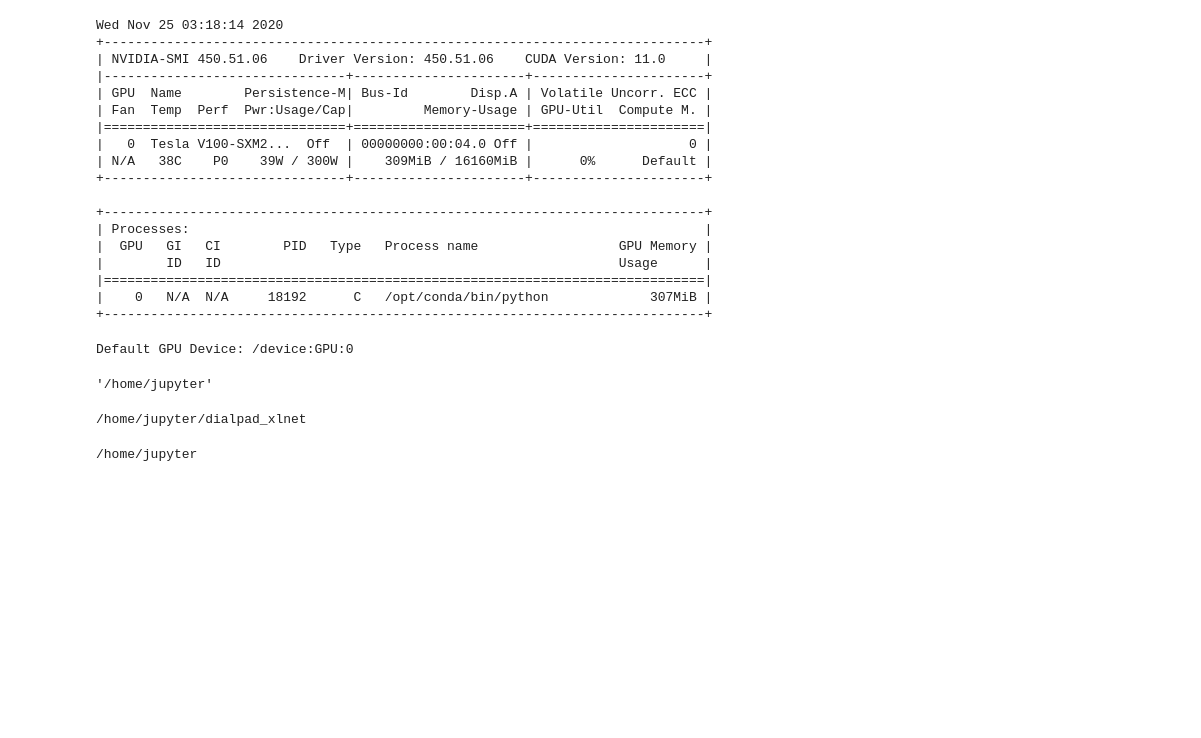
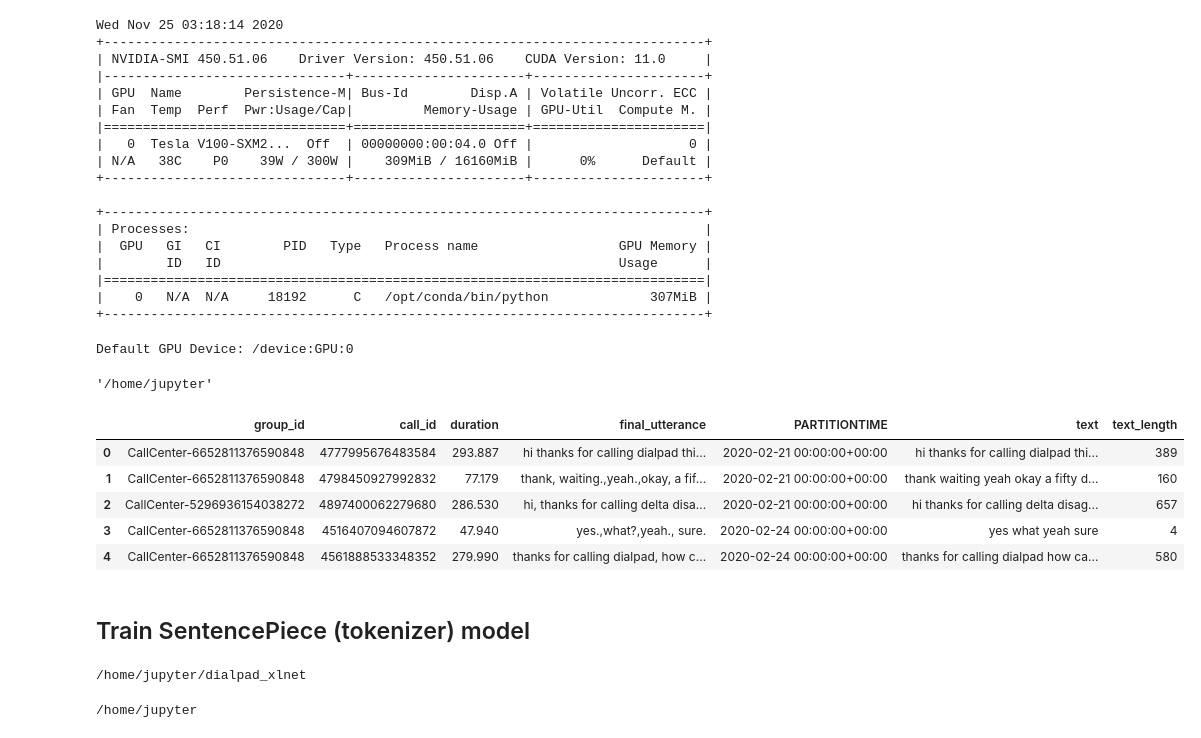
Before and after one commit to matthiasdialpad/xlnet_pretrain, a Jupyter notebook: lm_pretrain.ipynb, the cells around one changed output. Drawn from its saved outputs; the diff is of its cells as text; code cells hidden in the pictures; blank space fills up the shorter version.

```diff
--- a/lm_pretrain.ipynb
+++ b/lm_pretrain.ipynb
@@ -36,3 +37,52 @@ import sentencepiece as spm
 %pwd
 # %% [output]
 '/home/jupyter'
+# %%
+def regex_filter(df):
+    df["final_utterance"] = df["final_utterance"].str.lower()
+
+    regex_patterns={
+      # replace "uh.," "um.," "ah.," "mm.,", "oh.,!?" with blank but we leave uh-hum/mm-hmm in there
+      r'(\buh(\,|\.|\s|\?))': ' ',
+      r'(\bum(\,|\.|\s|\?))': ' ',
+      r'(\bah\W)': ' ',
+      r'(\bmm(\,|\.|\s|\!|\?))': ' ',
+      r'(\boh(\,|\.|\s|\!|\?))': ' ',
+
+      r'(\s*(?:\+?(\d{1,3}))?[-. (]*(\d{3})?[-. )]*(\d{3})[-. ]*(\d{4})(?: *x(\d+))?\s*)': ' ', # remove 10 digit and 7 digit numbers  e.g., 456-123-0000 and 123-0000
+      r'(\d{3,})': '', # remove any numbers that has length 3 or more
+      r'\b(\w+)((?:\W+?)(\s+)?\1\b)+': r'\1', # replaces duplicate words with a single instance of that word. "yup, yup thank thank you. bye-bye" -> "yup thank you. bye"
+      r'([a-zA-Z0-9._-]+(\s+)?@[a-zA-Z0-9._-]+\.[a-zA-Z0-9_-]+)': '[email]',
+      r'(\bok\b)': 'okay',  #replaces "ok" with "okay"
+      r'(ma\'am)': 'madam', #replaces ma'am with madam
+      r'(\s{2,})': ' '#replaces 2 or more whitespaces with a single one
+    }
+
+    df['final_utterance'].replace(regex=regex_patterns, inplace=True)
+    df['final_utterance'] = df['final_utterance'].str.strip()
+
+    return df
+# %%
+project_id = 'talkiq-data'
+client = bigquery.Client(project=project_id)
+
+query = """
+SELECT *
+FROM `talkiq-data.ai_research.dialpad_support_call_transcripts`
+"""
+
+df = client.query(query).to_dataframe()
+df = regex_filter(df)
+
+#remove all punctuation
+df['text'] = df['final_utterance'].str.replace(r'[^\w\s]+', ' ')
+df['text_length'] = df['text'].str.split().str.len()
+
+df.head()
+# %% [output]
+|  | group_id | call_id | duration | final_utterance | PARTITIONTIME | text | text_length |
+| 0 | CallCenter-6652811376590848 | 4777995676483584 | 293.887 | hi thanks for calling dialpad thi... | 2020-02-21 00:00:00+00:00 | hi thanks for calling dialpad thi... | 389 |
+| 1 | CallCenter-6652811376590848 | 4798450927992832 | 77.179 | thank, waiting.,yeah.,okay, a fif... | 2020-02-21 00:00:00+00:00 | thank waiting yeah okay a fifty d... | 160 |
+| 2 | CallCenter-5296936154038272 | 4897400062279680 | 286.530 | hi, thanks for calling delta disa... | 2020-02-21 00:00:00+00:00 | hi thanks for calling delta disag... | 657 |
+| 3 | CallCenter-6652811376590848 | 4516407094607872 | 47.940 | yes.,what?,yeah., sure. | 2020-02-24 00:00:00+00:00 | yes what yeah sure | 4 |
+| 4 | CallCenter-6652811376590848 | 4561888533348352 | 279.990 | thanks for calling dialpad, how c... | 2020-02-24 00:00:00+00:00 | thanks for calling dialpad how ca... | 580 |
@@ -39 +92,3 @@ import sentencepiece as spm
+# %% [markdown]
+## Train SentencePiece (tokenizer) model
 # %%
```
Also changed, not shown: parts of 9 cells of this notebook, 29 other files.
